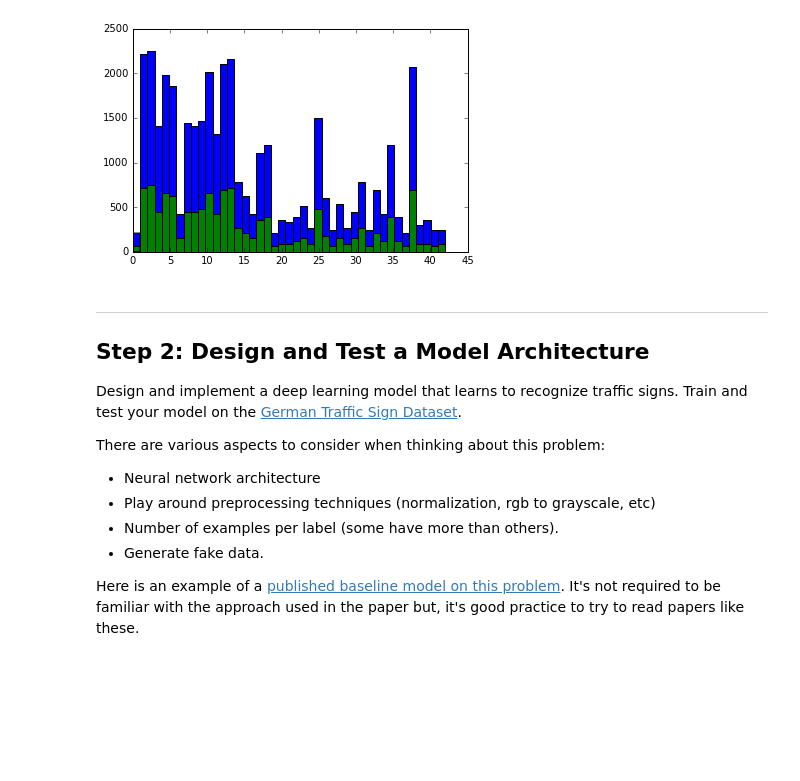
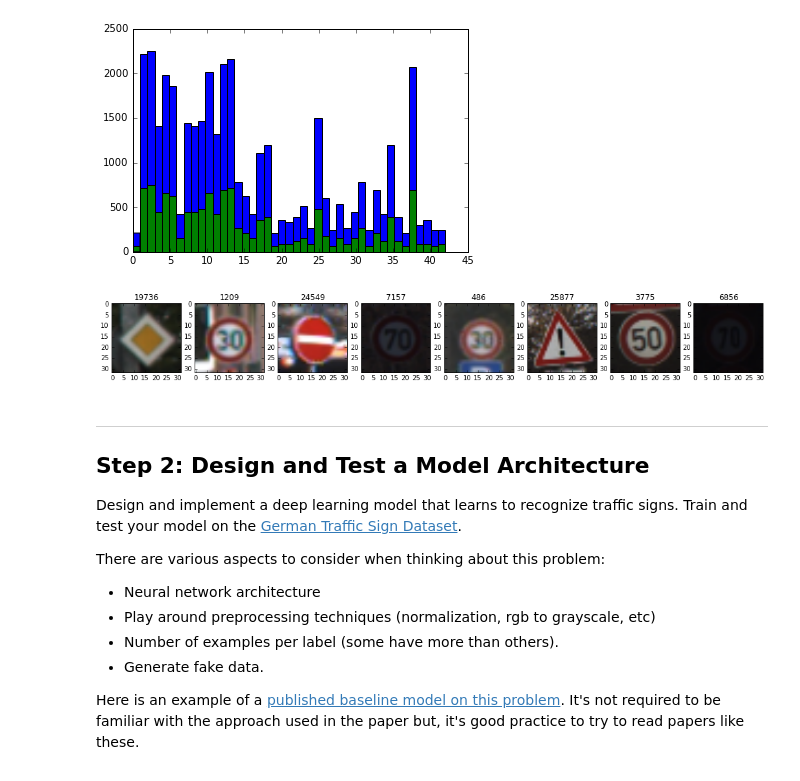
Before and after one commit to ddrm86/udacity-selfdriving-p2, a Jupyter notebook: Traffic_Signs_Recognition.ipynb, the cells around one changed output. Cells and saved outputs as stored; diff of their text form; code cells hidden in the pictures; blank space fills up the shorter version.

Commit message:
Add random training images showcase

```diff
--- a/Traffic_Signs_Recognition.ipynb
+++ b/Traffic_Signs_Recognition.ipynb
@@ -103,6 +103,17 @@ plt.hist(y_test, bins=n_classes)
          39.06976744,  40.04651163,  41.02325581,  42.        ]),
  <a list of 43 Patch objects>)
 [figure]
+# %%
+import random
+num_pics = 8
+fig = plt.figure(figsize=(18, 18))
+for i in range(num_pics):
+    pic = random.randint(0, n_train-1)
+    a = fig.add_subplot(1,num_pics,i+1)
+    imgplot = plt.imshow(X_train[pic])
+    a.set_title(pic)
+# %% [output]
+[figure, added]
 # %% [markdown]
 ----
 
```
